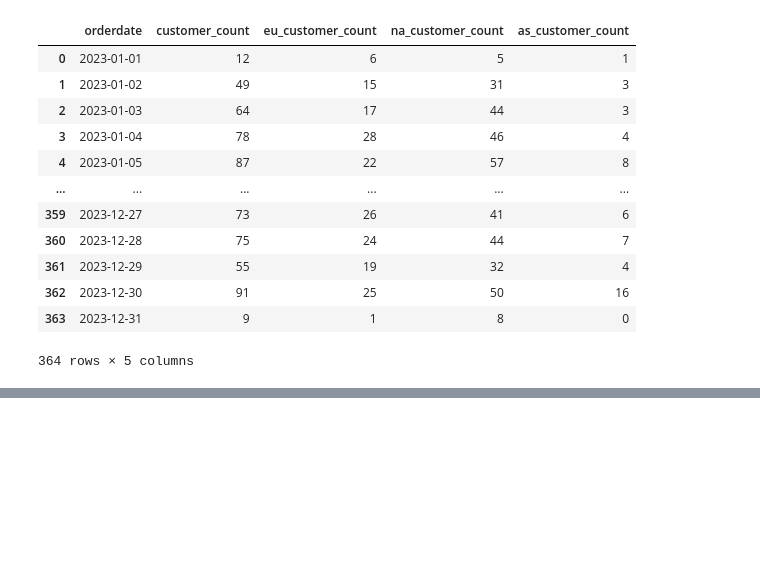
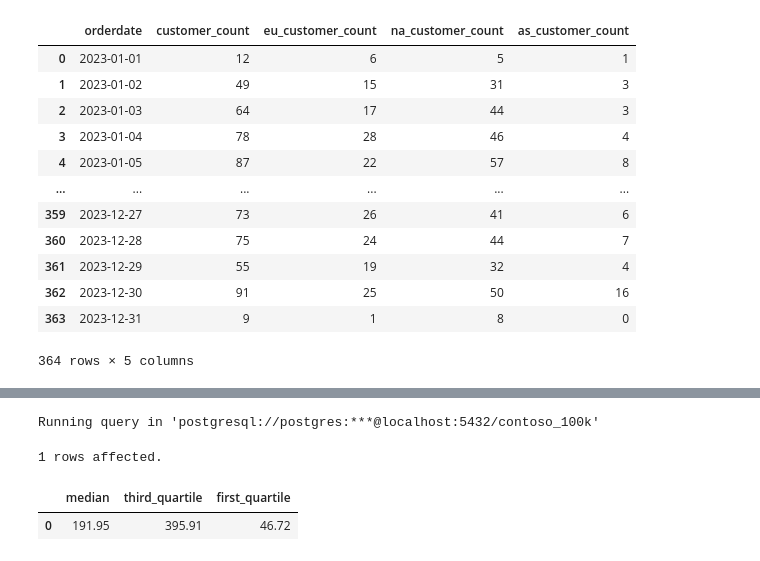
Before and after one commit to Nour-salepan/collab, a Jupyter notebook: Resources/Blank_SQL_Notebook.ipynb, the cells around one changed output, grey strips where cells are left out. Cells and saved outputs as stored; diff of their text form; code cells hidden in the pictures; blank space fills up the shorter version.

```diff
--- a/Resources/Blank_SQL_Notebook.ipynb
+++ b/Resources/Blank_SQL_Notebook.ipynb
@@ -132,3 +158,17 @@ Running query in 'postgresql://postgres:***@localhost:5432/contoso_100k'
+# %%
+%%sql
+
+select
+  PERCENTILE_CONT(.50) WITHIN GROUP (ORDER BY netprice ) as median,
+  PERCENTILE_CONT(.75) WITHIN GROUP (ORDER BY netprice ) as third_quartile,
+  PERCENTILE_CONT(.25) WITHIN GROUP (ORDER BY netprice ) as first_quartile
+from
+  sales
+# %% [output]
+Running query in 'postgresql://postgres:***@localhost:5432/contoso_100k'
+1 rows affected.
+|  | median | third_quartile | first_quartile |
+| 0 | 191.95 | 395.91 | 46.72 |
 # %%
 %%sql
 select
```
Also changed, not shown: parts of 3 cells of this notebook.
